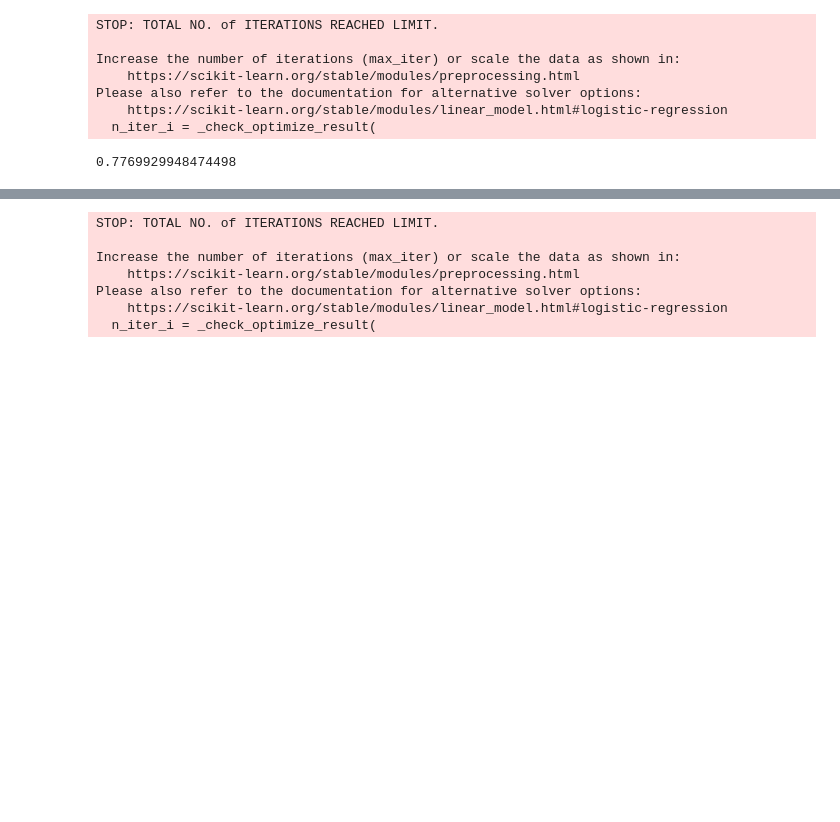
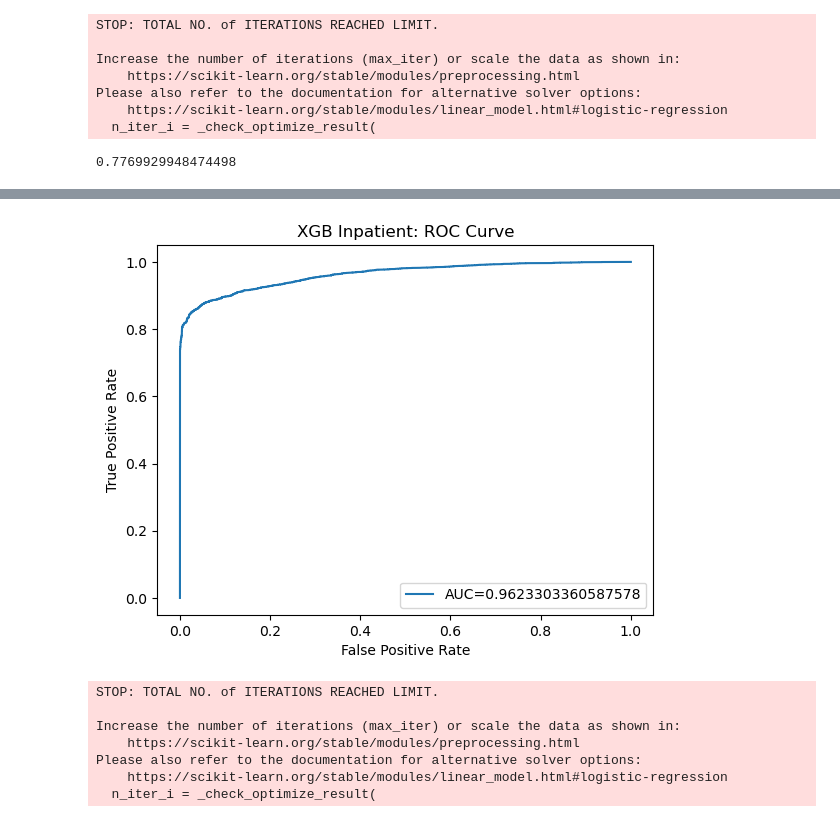
Before and after one commit to ingridchien/medical-provider-fraud-detection, a Jupyter notebook: Analysis.ipynb, the cells around one changed output, grey strips where cells are left out. Cells and saved outputs as stored; diff of their text form; code cells hidden in the pictures; blank space fills up the shorter version.

```diff
--- a/Analysis.ipynb
+++ b/Analysis.ipynb
@@ -736 +751,15 @@ accuracy
+# %%
+y_pred_proba = xgb.predict_proba(X_test)[::,1]
+fpr, tpr, _ = metrics.roc_curve(y_test,  y_pred_proba)
+auc = metrics.roc_auc_score(y_test, y_pred_proba)
+
+#create ROC curve
+plt.plot(fpr,tpr,label="AUC="+str(auc))
+plt.ylabel('True Positive Rate')
+plt.xlabel('False Positive Rate')
+plt.title('XGB Inpatient: ROC Curve');
+plt.legend(loc=4)
+plt.show()
+# %% [output]
+[figure, added]
 # %%
```
Also changed, not shown: parts of 15 cells of this notebook.
